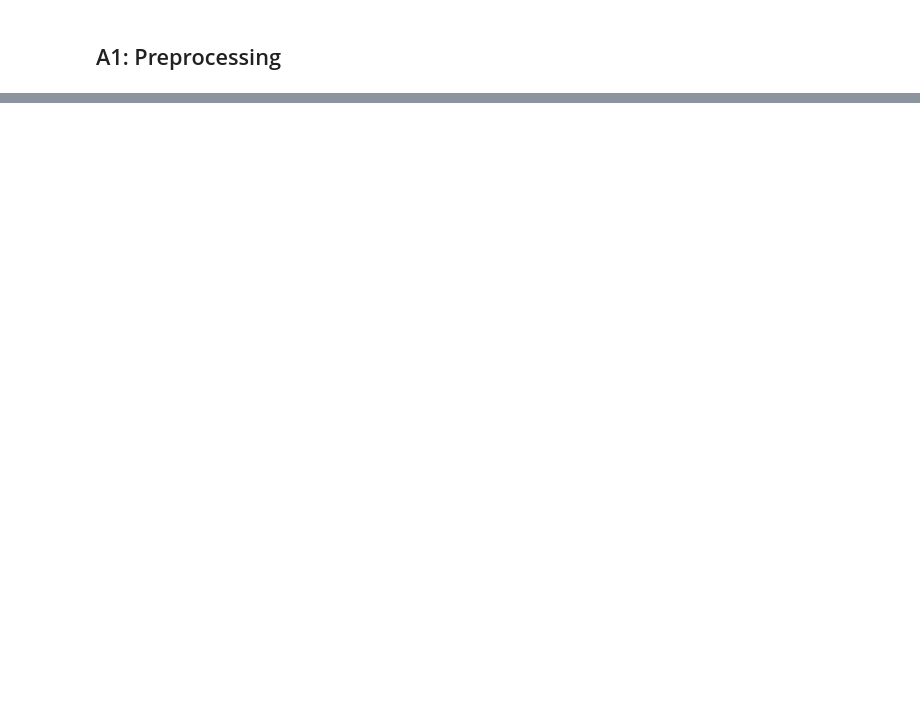
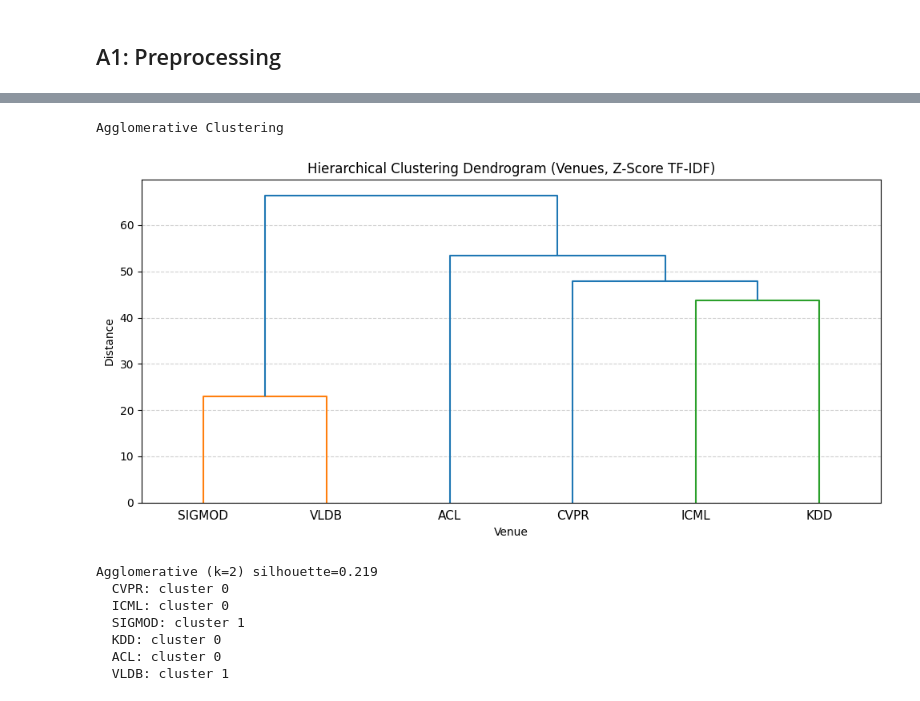
Before and after one commit to Paz77/DataScienceProject, a Jupyter notebook: research_dna_analysis.ipynb, the cells around one changed output, grey strips where cells are left out. Drawn from its saved outputs; the diff is of its cells as text; code cells hidden in the pictures; blank space fills up the shorter version.

```diff
--- a/research_dna_analysis.ipynb
+++ b/research_dna_analysis.ipynb
@@ -204,0 +387,47 @@ All outputs saved!
+# %%
+#Agglomerative Clustering + Dendrogram
+print("Agglomerative Clustering")
+
+def plot_dendrogram(model, **kwargs):
+    counts=np.zeros(model.children_.shape[0])
+    n_samples =len(model.labels_)
+    for i, merge in enumerate(model.children_):
+        current_count=0
+        for child_idx in merge:
+            if child_idx < n_samples:
+                current_count += 1
+            else:
+                current_count += counts[child_idx - n_samples]
+        counts[i]= current_count
+    linkage_matrix = np.column_stack(
+        [model.children_, model.distances_, counts]).astype(float)
+    dendrogram(linkage_matrix, **kwargs)
+
+ac =AgglomerativeClustering(n_clusters=None, distance_threshold=0, compute_distances=True)
+ac.fit(venue_tfidf_zscore)
+
+plt.figure(figsize=(10, 5))
+plt.title("Hierarchical Clustering Dendrogram (Venues, Z-Score TF-IDF)")
+plot_dendrogram(ac, labels=short, truncate_mode=None, leaf_font_size=11)
+plt.xlabel("Venue")
+plt.ylabel("Distance")
+plt.grid(axis='y', linestyle='--', alpha=0.6)
+plt.tight_layout()
+plt.show()
+
+ac_k =AgglomerativeClustering(n_clusters=best_k)
+ac_labels=ac_k.fit_predict(venue_tfidf_zscore)
+sil_ac = silhouette_score(venue_tfidf_zscore, ac_labels)
+print(f"Agglomerative (k={best_k}) silhouette={sil_ac:.3f}")
+for i, lbl in enumerate(ac_labels):
+    print(f"  {short[i]}: cluster {lbl}")
+# %% [output]
+Agglomerative Clustering
+[figure, added]
+Agglomerative (k=2) silhouette=0.219
+  CVPR: cluster 0
+  ICML: cluster 0
+  SIGMOD: cluster 1
+  KDD: cluster 0
+  ACL: cluster 0
+  VLDB: cluster 1
```
Also changed, not shown: parts of 18 cells of this notebook.
